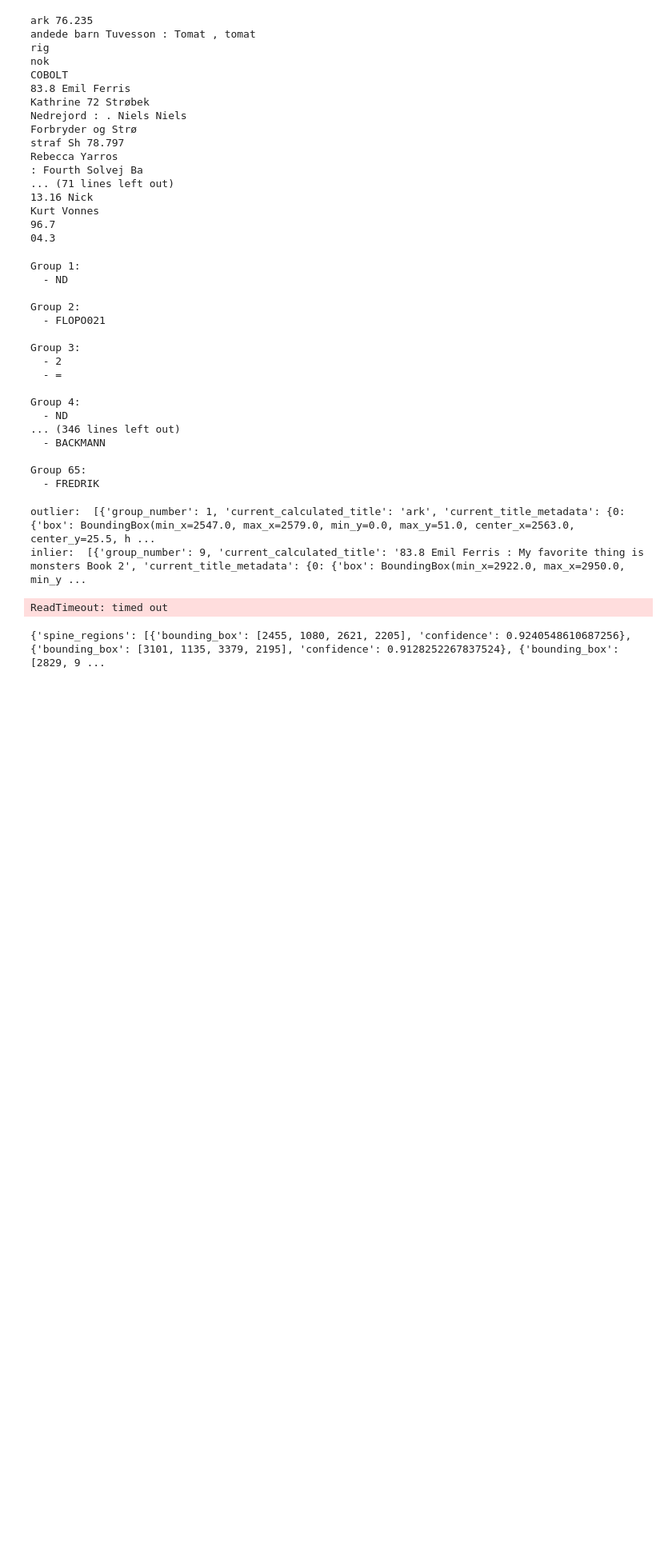
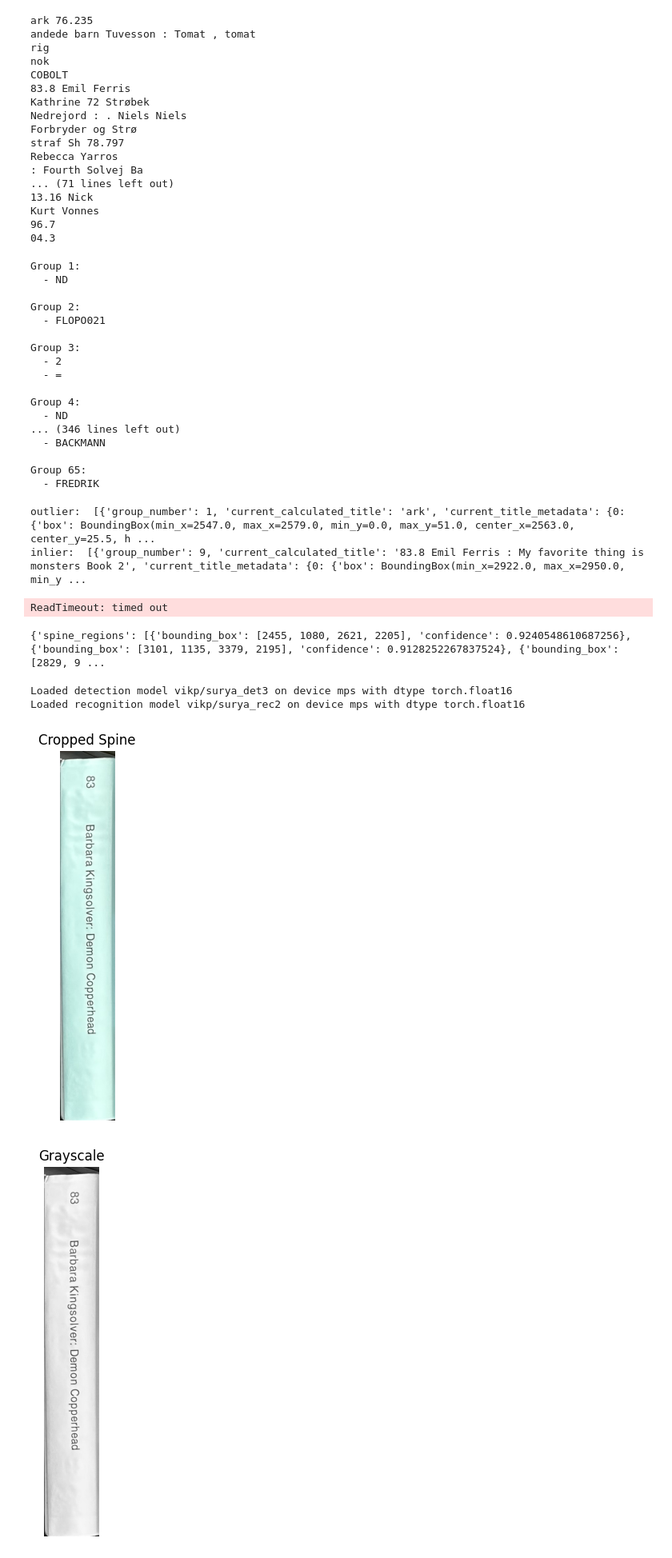
Before and after one commit to rajatdua/vt-app-api, a Jupyter notebook: backend/visio-tex-poc.ipynb, the cells around one changed output. Shown: that part at 80% size. Cells and saved outputs as stored; diff of their text form; code cells hidden in the pictures; blank space fills up the shorter version.

```diff
--- a/backend/visio-tex-poc.ipynb
+++ b/backend/visio-tex-poc.ipynb
@@ -686,3 +686,70 @@ resp = httpx.post(url=url, files=file)
 print(resp.json())
 # %% [output]
 {'spine_regions': [{'bounding_box': [2455, 1080, 2621, 2205], 'confidence': 0.9240548610687256}, {'bounding_box': [3101, 1135, 3379, 2195], 'confidence': 0.9128252267837524}, {'bounding_box': [2829, 9 ...
+# %%
+from app.core.detect import read_file_local
+import cv2
+import matplotlib.pyplot as plt
+
+image_path = 'simple-example-2.jpeg'
+img = read_file_local(image_path)
+
+def show_image(title, image):
+    """Helper function to display images in Jupyter Notebook."""
+    plt.figure(figsize=(6, 6))
+    if len(image.shape) == 2:  # Grayscale image
+        plt.imshow(image, cmap='gray')
+    else:  # Color image
+        plt.imshow(cv2.cvtColor(image, cv2.COLOR_BGR2RGB))
+    plt.title(title)
+    plt.axis('off')
+    plt.show()
+
+def preprocess_img(img, bounding_box):
+    x_min, y_min, x_max, y_max = bounding_box
+    cropped_spine = img[y_min:y_max, x_min:x_max]
+    show_image("Cropped Spine", cropped_spine)
+
+    gray = cv2.cvtColor(cropped_spine, cv2.COLOR_BGR2GRAY)
+    show_image("Grayscale", gray)
+
+    blur = cv2.GaussianBlur(gray, (3, 3), 0)
+    show_image("Blurred", blur)
+
+    thresh = cv2.adaptiveThreshold(blur, 255, cv2.ADAPTIVE_THRESH_GAUSSIAN_C,
+                                   cv2.THRESH_BINARY_INV, 11, 2)
+    show_image("Adaptive Threshold", thresh)
+
+    kernel = cv2.getStructuringElement(cv2.MORPH_ELLIPSE, (3, 3))
+    opening = cv2.morphologyEx(thresh, cv2.MORPH_OPEN, kernel, iterations=1)
+    show_image("Morphological Opening", opening)
+
+    closing = cv2.morphologyEx(opening, cv2.MORPH_CLOSE, kernel, iterations=1)
+    show_image("Morphological Closing", closing)
+
+    contours, _ = cv2.findContours(closing, cv2.RETR_EXTERNAL, cv2.CHAIN_APPROX_SIMPLE)
+    min_area = 5
+    for contour in contours:
+        if cv2.contourArea(contour) < min_area:
+            cv2.drawContours(closing, [contour], -1, (0, 0, 0), -1)
+    show_image("Contours Removed (Noise Filtering)", closing)
+
+    invert = 255 - closing
+    show_image("Inverted Image", invert)
+
+    median_filtered = cv2.medianBlur(invert, 3)
+    show_image("Median Filtered", median_filtered)
+
+    denoised = cv2.fastNlMeansDenoising(median_filtered, h=30, templateWindowSize=7, searchWindowSize=21)
+    show_image("Denoised", denoised)
+
+    return denoised
+
+
+
+preprocess_img(img, [2455, 1080, 2621, 2205]);
+# %% [output]
+Loaded detection model vikp/surya_det3 on device mps with dtype torch.float16
+Loaded recognition model vikp/surya_rec2 on device mps with dtype torch.float16
+[figure, added]
+[figure, added]
```
Also changed, not shown: parts of 1 cell of this notebook.
